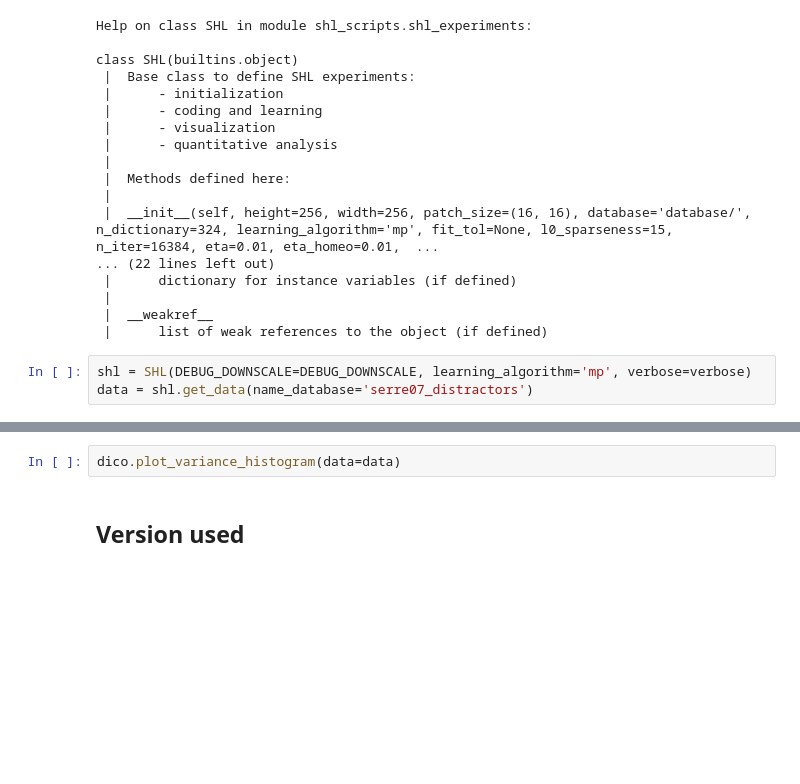
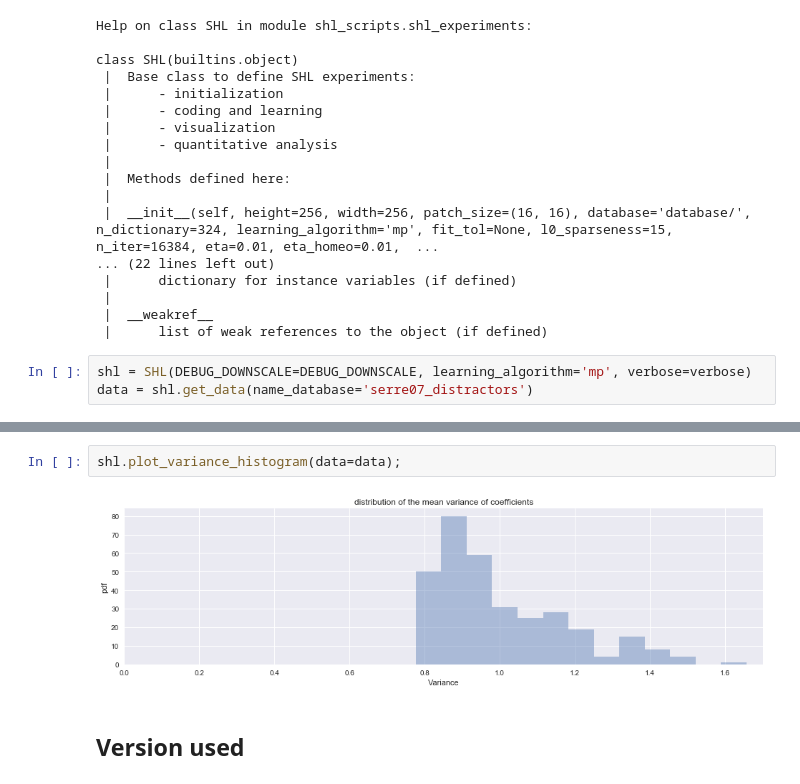
Before and after one commit to bicv/SparseHebbianLearning, a Jupyter notebook: probe/using the tools.ipynb, the cells around one changed output, grey strips where cells are left out. Saved outputs shown, nothing was run; the diff lists cells and outputs as text; blank space fills up the shorter version.

```diff
--- a/probe/using the tools.ipynb
+++ b/probe/using the tools.ipynb
@@ -46,5 +53,7 @@ dico.plot_variance(data=data)
 # %%
-dico.plot_variance_histogram(data=data)
+shl.plot_variance_histogram(data=data);
+# %% [output]
+[figure, added]
 # %% [markdown]
 ## Version used
 # %%
```
Also changed, not shown: parts of 3 cells of this notebook, 2 other files.
